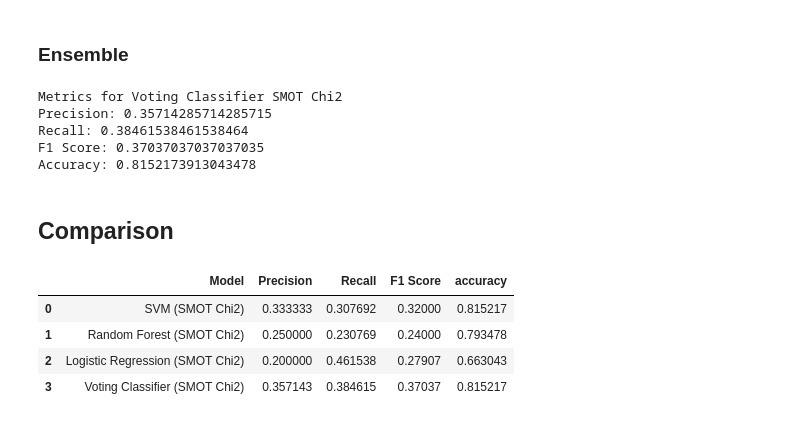
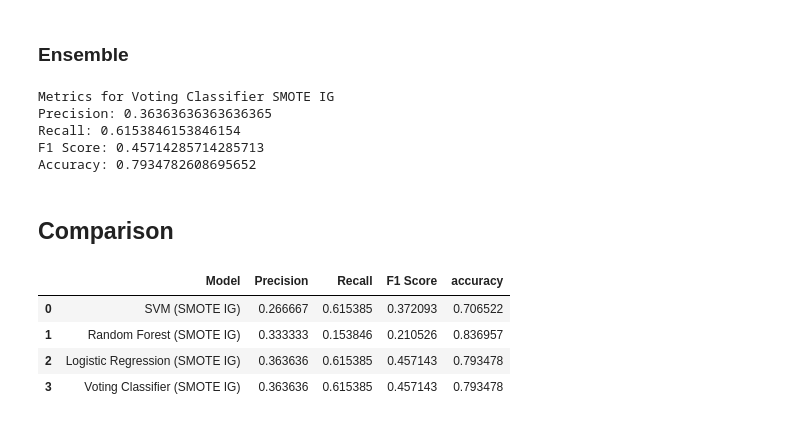
Before and after one commit to MMostafa-Hub/nasa-defect-prediction, a Jupyter notebook: notebooks/modeling.ipynb, the cells around one changed output. Saved outputs shown, nothing was run; the diff lists cells and outputs as text; code cells hidden in the pictures.

```diff
--- a/notebooks/modeling.ipynb
+++ b/notebooks/modeling.ipynb
@@ -635,12 +629,14 @@ ecf_chi = eclf_chi.fit(X_train_chi, y_train_chi)
+# %%
+ecf_ig = eclf_ig.fit(X_train_ig, y_train_ig)
 # %%
-eclf_chi_metrics = show_metrics(
-    "Voting Classifier SMOT Chi2", eclf_chi, X_test_chi, y_test_chi, show=True
+eclf_ig_metrics = show_metrics(
+    "Voting Classifier SMOTE IG", eclf_ig, X_test_ig, y_test_ig, show=True
 )
 # %% [output]
-Metrics for Voting Classifier SMOT Chi2
-Precision: 0.35714285714285715
-Recall: 0.38461538461538464
-F1 Score: 0.37037037037037035
-Accuracy: 0.8152173913043478
+Metrics for Voting Classifier SMOTE IG
+Precision: 0.36363636363636365
+Recall: 0.6153846153846154
+F1 Score: 0.45714285714285713
+Accuracy: 0.7934782608695652
 # %% [markdown]
 ## Comparison
@@ -651,26 +643,30 @@ metrics_matrix_chi = np.array(
+# %%
+metrics_matrix_ig = np.array(
+    [svm_ig_metrics, rfc_ig_metrics, lr_ig_metrics, eclf_ig_metrics]
+).T
 # %%
 chi_metrics = {
     "Model": [
-        "SVM (SMOT Chi2)",
-        "Random Forest (SMOT Chi2)",
-        "Logistic Regression (SMOT Chi2)",
-        "Voting Classifier (SMOT Chi2)",
+        "SVM (SMOTE IG)",
+        "Random Forest (SMOTE IG)",
+        "Logistic Regression (SMOTE IG)",
+        "Voting Classifier (SMOTE IG)",
     ],
-    "Precision": metrics_matrix_chi[0],
-    "Recall": metrics_matrix_chi[1],
-    "F1 Score": metrics_matrix_chi[2],
-    "accuracy": metrics_matrix_chi[3],
+    "Precision": metrics_matrix_ig[0],
+    "Recall": metrics_matrix_ig[1],
+    "F1 Score": metrics_matrix_ig[2],
+    "accuracy": metrics_matrix_ig[3],
 }
 
 # Create a dataframe from the metrics dictionary
-df_chi_metrics = pd.DataFrame(chi_metrics)
+df_ig_metrics = pd.DataFrame(chi_metrics)
-# %%
-df_chi_metrics
-# %% [output]
-|  | Model | Precision | Recall | F1 Score | accuracy |
-| 0 | SVM (SMOT Chi2) | 0.333333 | 0.307692 | 0.32000 | 0.815217 |
-| 1 | Random Forest (SMOT Chi2) | 0.250000 | 0.230769 | 0.24000 | 0.793478 |
-| 2 | Logistic Regression (SMOT Chi2) | 0.200000 | 0.461538 | 0.27907 | 0.663043 |
-| 3 | Voting Classifier (SMOT Chi2) | 0.357143 | 0.384615 | 0.37037 | 0.815217 |
+# %%
+df_ig_metrics
+# %% [output]
+|  | Model | Precision | Recall | F1 Score | accuracy |
+| 0 | SVM (SMOTE IG) | 0.266667 | 0.615385 | 0.372093 | 0.706522 |
+| 1 | Random Forest (SMOTE IG) | 0.333333 | 0.153846 | 0.210526 | 0.836957 |
+| 2 | Logistic Regression (SMOTE IG) | 0.363636 | 0.615385 | 0.457143 | 0.793478 |
+| 3 | Voting Classifier (SMOTE IG) | 0.363636 | 0.615385 | 0.457143 | 0.793478 |
 # %%
 all_metrics = pd.concat(
```
Also changed, not shown: parts of 31 cells of this notebook.
